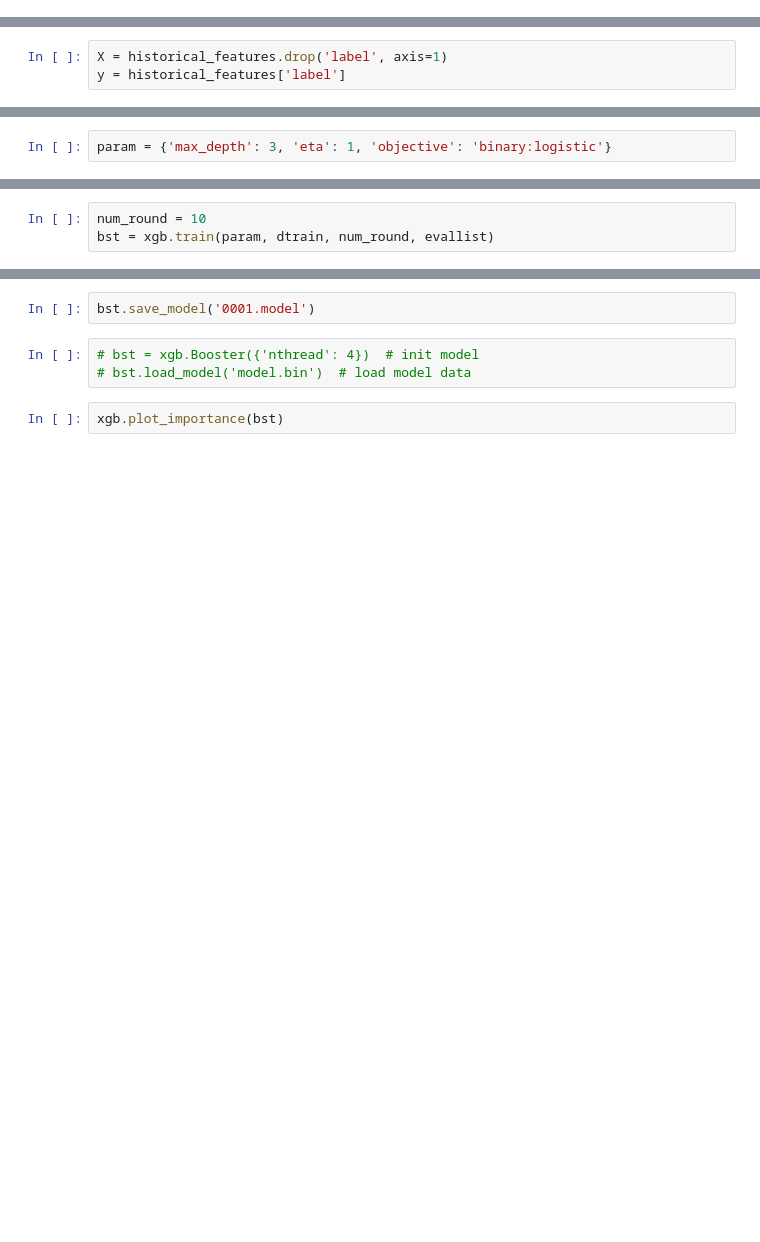
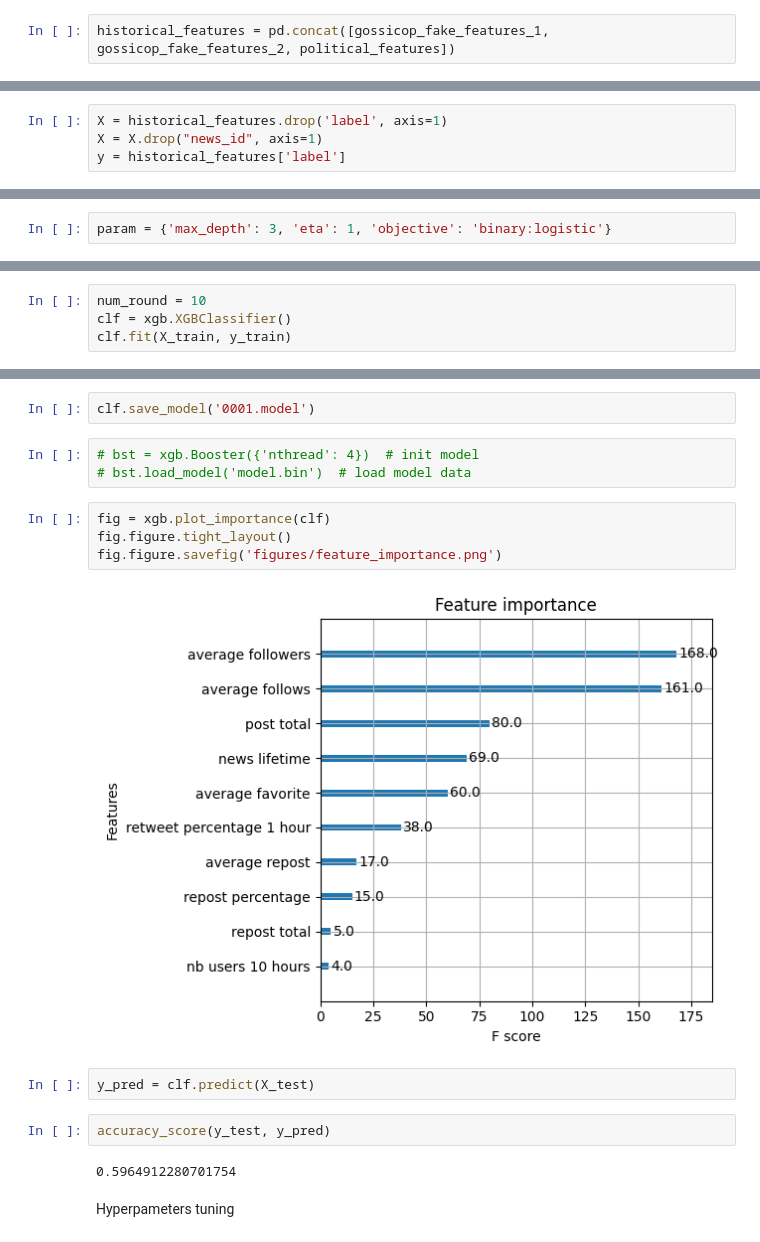
Before and after one commit to celdot/fake_news_bsky_detector, a Jupyter notebook: model_training_pipeline.ipynb, the cells around one changed output, grey strips where cells are left out. Cells and saved outputs as stored; diff of their text form; blank space fills up the shorter version.

Commit message:
tried tuning hyperparameters, fetched more data

```diff
--- a/model_training_pipeline.ipynb
+++ b/model_training_pipeline.ipynb
@@ -8,0 +17,2 @@ historical_features = pd.read_csv('historical_features.csv')
+# %%
+historical_features = pd.concat([gossicop_fake_features_1, gossicop_fake_features_2, political_features])
@@ -9,5 +49,6 @@ historical_features = pd.read_csv('historical_features.csv')
 # %%
 X = historical_features.drop('label', axis=1)
+X = X.drop("news_id", axis=1)
 y = historical_features['label']
 # %%
 X_train, X_test, y_train, y_test = train_test_split(X, y, test_size=0.3, random_state=42)
@@ -23,3 +66,4 @@ evallist = [(dtrain, 'train'), (dtest, 'eval')]
-# %%
-num_round = 10
-bst = xgb.train(param, dtrain, num_round, evallist)
+# %%
+num_round = 10
+clf = xgb.XGBClassifier()
+clf.fit(X_train, y_train)
@@ -26,7 +82,19 @@ bst = xgb.train(param, dtrain, num_round, evallist)
 # %%
-bst.save_model('0001.model')
+clf.save_model('0001.model')
 # %%
 # bst = xgb.Booster({'nthread': 4})  # init model
 # bst.load_model('model.bin')  # load model data
-# %%
-xgb.plot_importance(bst)
+# %%
+fig = xgb.plot_importance(clf)
+fig.figure.tight_layout()
+fig.figure.savefig('figures/feature_importance.png')
+# %% [output]
+[figure, added]
+# %%
+y_pred = clf.predict(X_test)
+# %%
+accuracy_score(y_test, y_pred)
+# %% [output]
+0.5964912280701754
+# %% [markdown]
+Hyperpameters tuning
```
Also changed, not shown: parts of 10 cells of this notebook, 11 other files.
